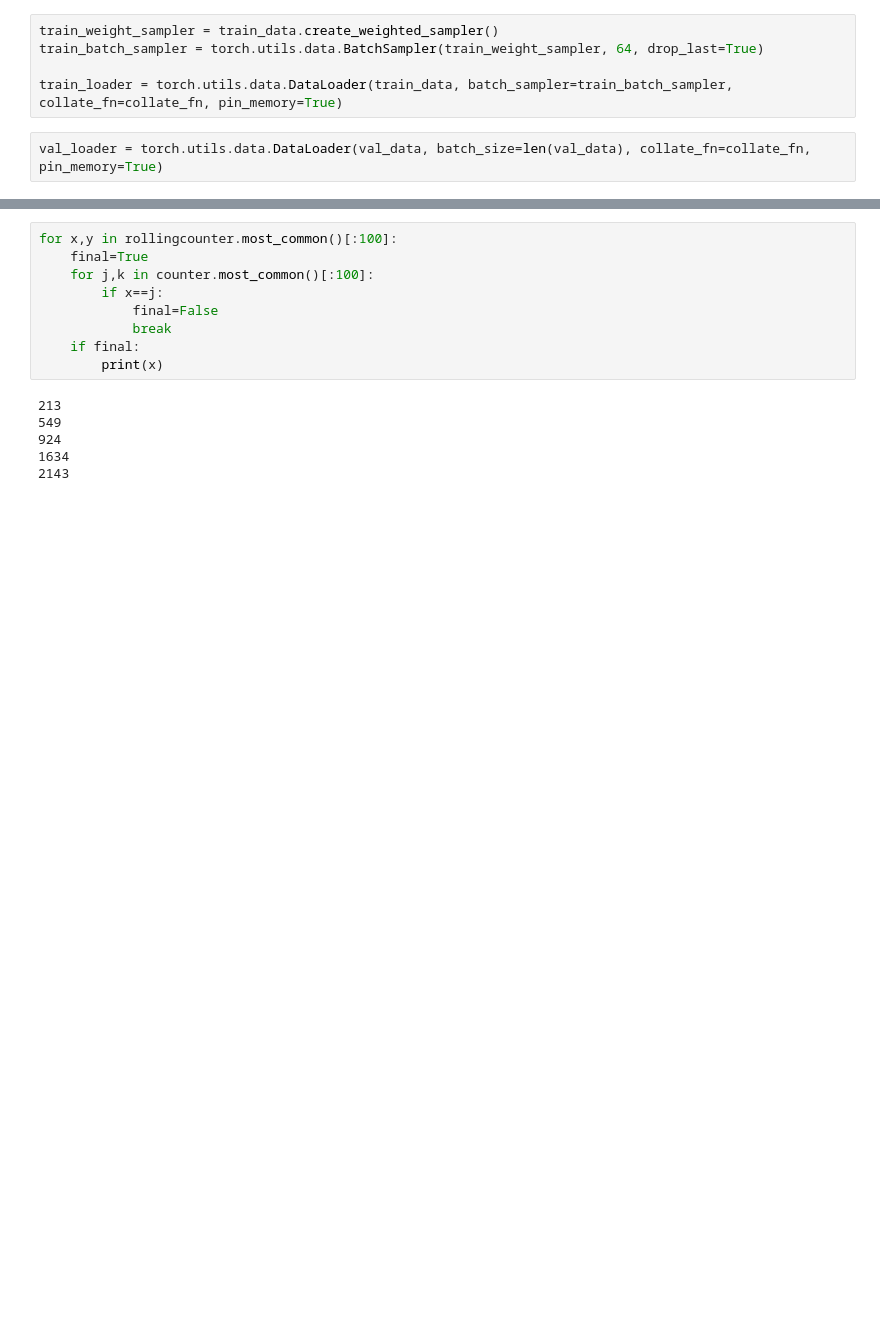
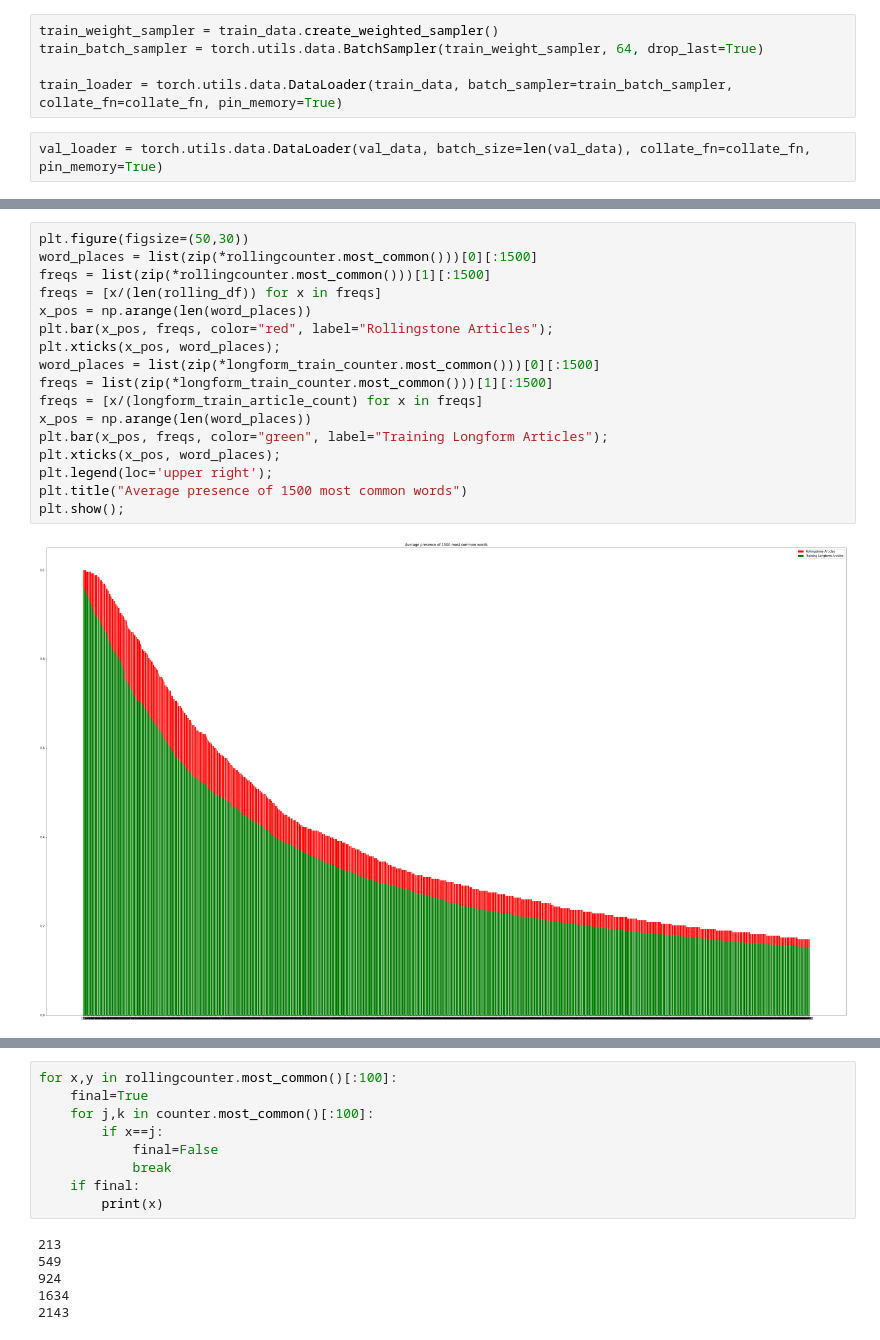
Before and after one commit to rohanbansal12/longform-classification, a Jupyter notebook: inner-product.ipynb, the cells around one changed output, grey strips where cells are left out. Drawn from its saved outputs; the diff is of its cells as text; blank space fills up the shorter version.

```diff
--- a/inner-product.ipynb
+++ b/inner-product.ipynb
@@ -463,0 +475,19 @@ plt.show()
+# %%
+plt.figure(figsize=(50,30))
+word_places = list(zip(*rollingcounter.most_common()))[0][:1500]
+freqs = list(zip(*rollingcounter.most_common()))[1][:1500]
+freqs = [x/(len(rolling_df)) for x in freqs]
+x_pos = np.arange(len(word_places))
+plt.bar(x_pos, freqs, color="red", label="Rollingstone Articles");
+plt.xticks(x_pos, word_places);
+word_places = list(zip(*longform_train_counter.most_common()))[0][:1500]
+freqs = list(zip(*longform_train_counter.most_common()))[1][:1500]
+freqs = [x/(longform_train_article_count) for x in freqs]
+x_pos = np.arange(len(word_places))
+plt.bar(x_pos, freqs, color="green", label="Training Longform Articles");
+plt.xticks(x_pos, word_places);
+plt.legend(loc='upper right');
+plt.title("Average presence of 1500 most common words")
+plt.show();
+# %% [output]
+[figure, added]
```
Also changed, not shown: parts of 26 cells of this notebook.
